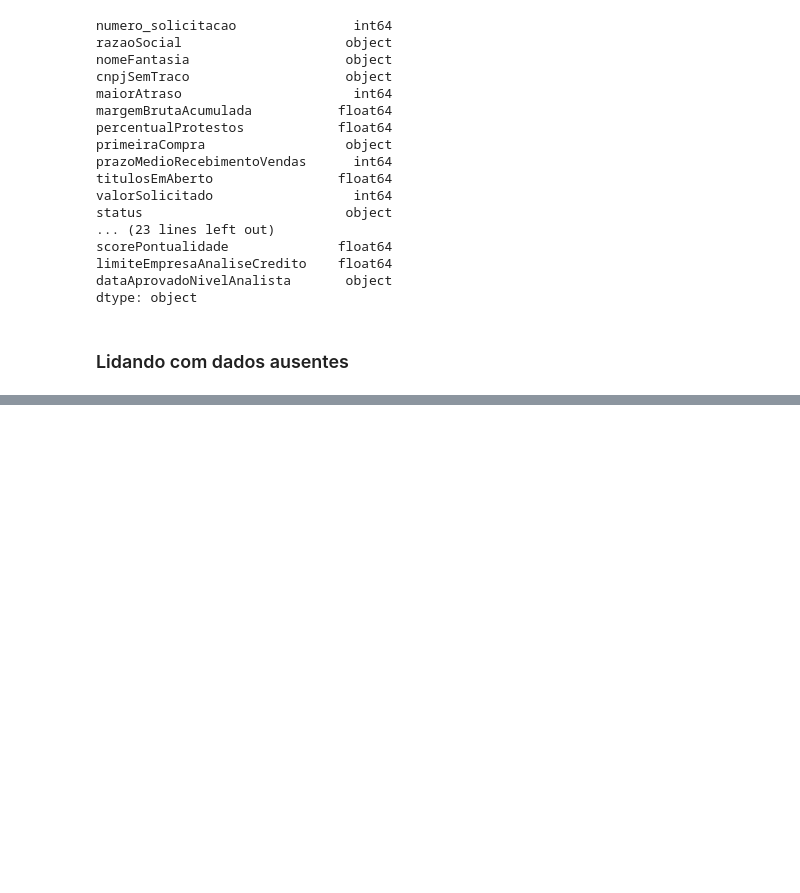
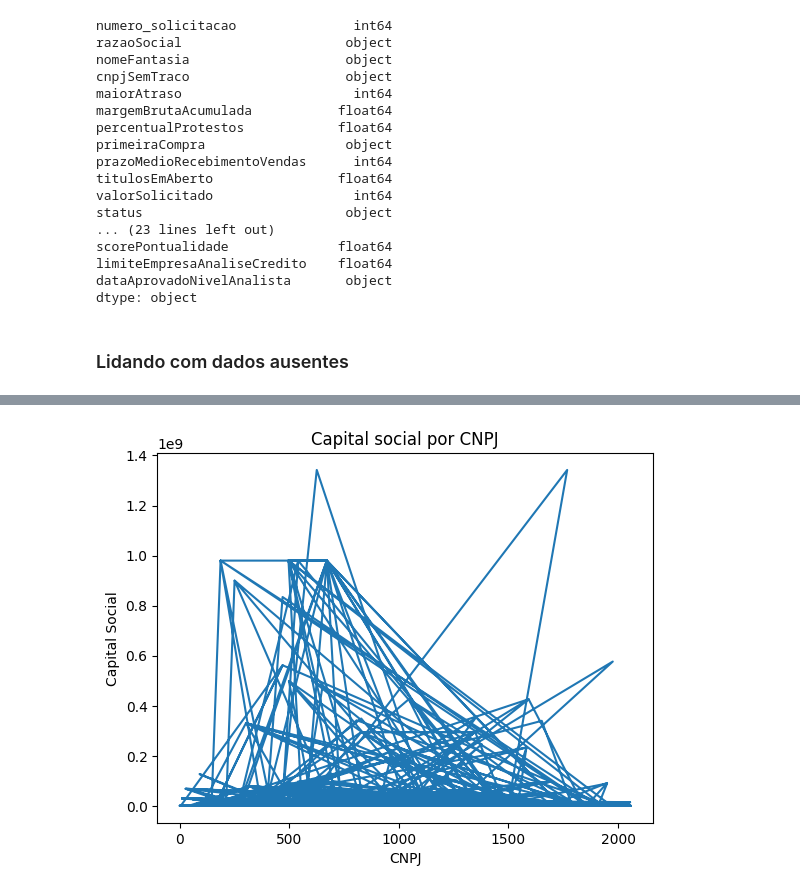
Before and after one commit to JuliaF23/CPAI, a Jupyter notebook: CP/cp.ipynb, the cells around one changed output, grey strips where cells are left out. Saved outputs shown, nothing was run; the diff lists cells and outputs as text; code cells hidden in the pictures; blank space fills up the shorter version.

```diff
--- a/CP/cp.ipynb
+++ b/CP/cp.ipynb
@@ -14,7 +20,7 @@ import pandas as pd
 import matplotlib.pyplot as plt
 import seaborn as sns
 # %%
-dados = pd.read_csv('C:/Users/logonrmlocal/Desktop/CP/solicitacoescredito.csv') # Carregando o arquivo XLSX
+dados = pd.read_csv('C:/Users/logonrmlocal/Desktop/CPAI/CP/solicitacoescredito.csv') # Carregando o arquivo XLSX
 # %%
 dados.head()
 # %% [output]
@@ -148,0 +221,14 @@ for col in dados.columns[:-1]:
+# %%
+fig, ax = plt.subplots()
+
+ax.plot(dados['cnpjSemTraco'], dados['capitalSocial'])
+
+# Definindo o título, rótulos do eixo x e y
+ax.set_title('Capital social por CNPJ')
+ax.set_xlabel('CNPJ')
+ax.set_ylabel('Capital Social')
+
+# Exibindo o gráfico
+plt.show()
+# %% [output]
+[figure, added]
```
Also changed, not shown: parts of 30 cells of this notebook.
